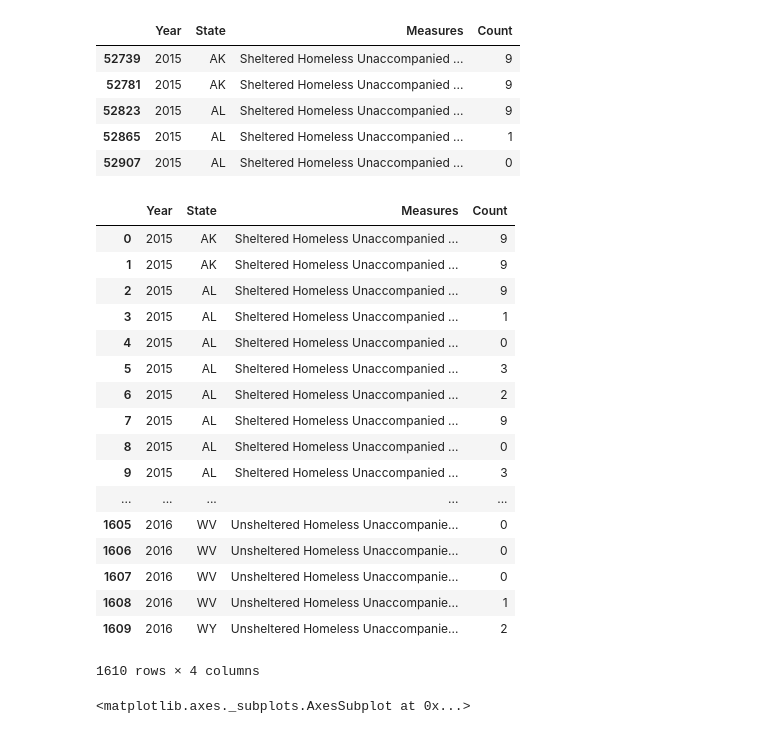
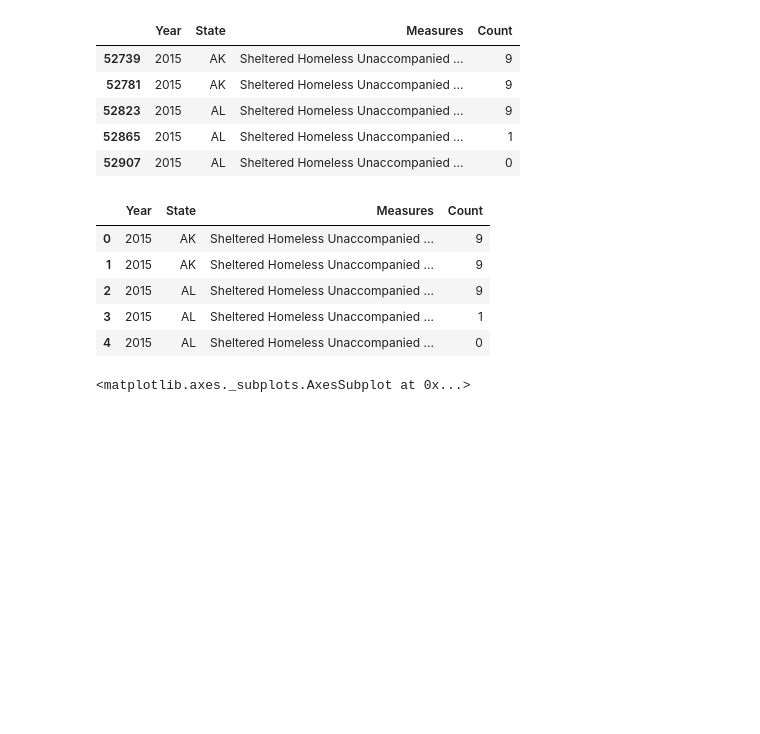
Before and after one commit to cathrinesot/studioprojects, a Jupyter notebook: code/homeless/Homeless People in the US.ipynb, the cells around one changed output. Saved outputs shown, nothing was run; the diff lists cells and outputs as text; code cells hidden in the pictures; blank space fills up the shorter version.

```diff
--- a/code/homeless/Homeless People in the US.ipynb
+++ b/code/homeless/Homeless People in the US.ipynb
@@ -255,26 +243,14 @@ shel_kids.head()
 | 52907 | 2015 | AL | Sheltered Homeless Unaccompanied ... | 0 |
 # %%
 df_kids = pd.concat([shel_kids, unshel_kids], ignore_index=True)
-df_kids
+df_kids.head()
 # %% [output]
 |  | Year | State | Measures | Count |
 | 0 | 2015 | AK | Sheltered Homeless Unaccompanied ... | 9 |
 | 1 | 2015 | AK | Sheltered Homeless Unaccompanied ... | 9 |
 | 2 | 2015 | AL | Sheltered Homeless Unaccompanied ... | 9 |
 | 3 | 2015 | AL | Sheltered Homeless Unaccompanied ... | 1 |
 | 4 | 2015 | AL | Sheltered Homeless Unaccompanied ... | 0 |
-| 5 | 2015 | AL | Sheltered Homeless Unaccompanied ... | 3 |
-| 6 | 2015 | AL | Sheltered Homeless Unaccompanied ... | 2 |
-| 7 | 2015 | AL | Sheltered Homeless Unaccompanied ... | 9 |
-| 8 | 2015 | AL | Sheltered Homeless Unaccompanied ... | 0 |
-| 9 | 2015 | AL | Sheltered Homeless Unaccompanied ... | 3 |
-| ... | ... | ... | ... | ... |
-| 1605 | 2016 | WV | Unsheltered Homeless Unaccompanie... | 0 |
-| 1606 | 2016 | WV | Unsheltered Homeless Unaccompanie... | 0 |
-| 1607 | 2016 | WV | Unsheltered Homeless Unaccompanie... | 0 |
-| 1608 | 2016 | WV | Unsheltered Homeless Unaccompanie... | 1 |
-| 1609 | 2016 | WY | Unsheltered Homeless Unaccompanie... | 2 |
-1610 rows × 4 columns
 # %%
 #Sheltered VS Unsheltered kids
 df_kids.groupby(['Year', 'Measures'])['Count'].sum().unstack().plot.bar(stacked=True, title='Total Homeless in the USA', legend= True, colormap='Set3', figsize=(10,10))
```
Also changed, not shown: parts of 29 cells of this notebook, 12 other files.
